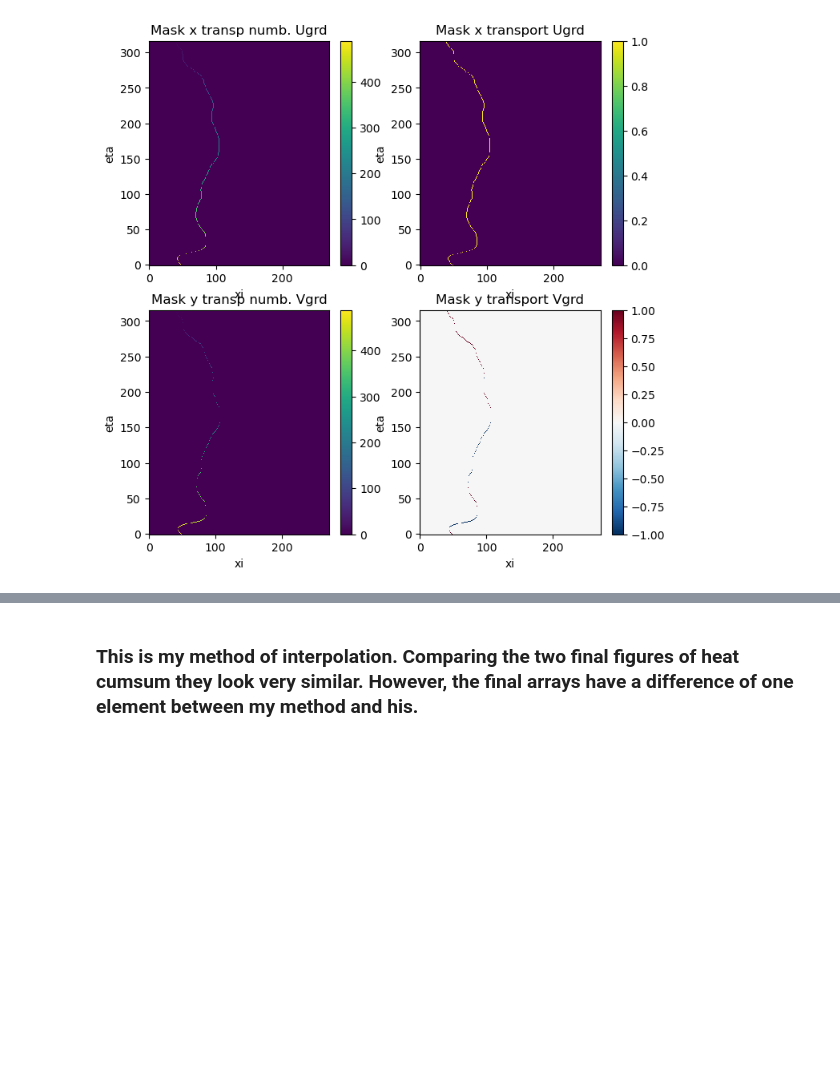
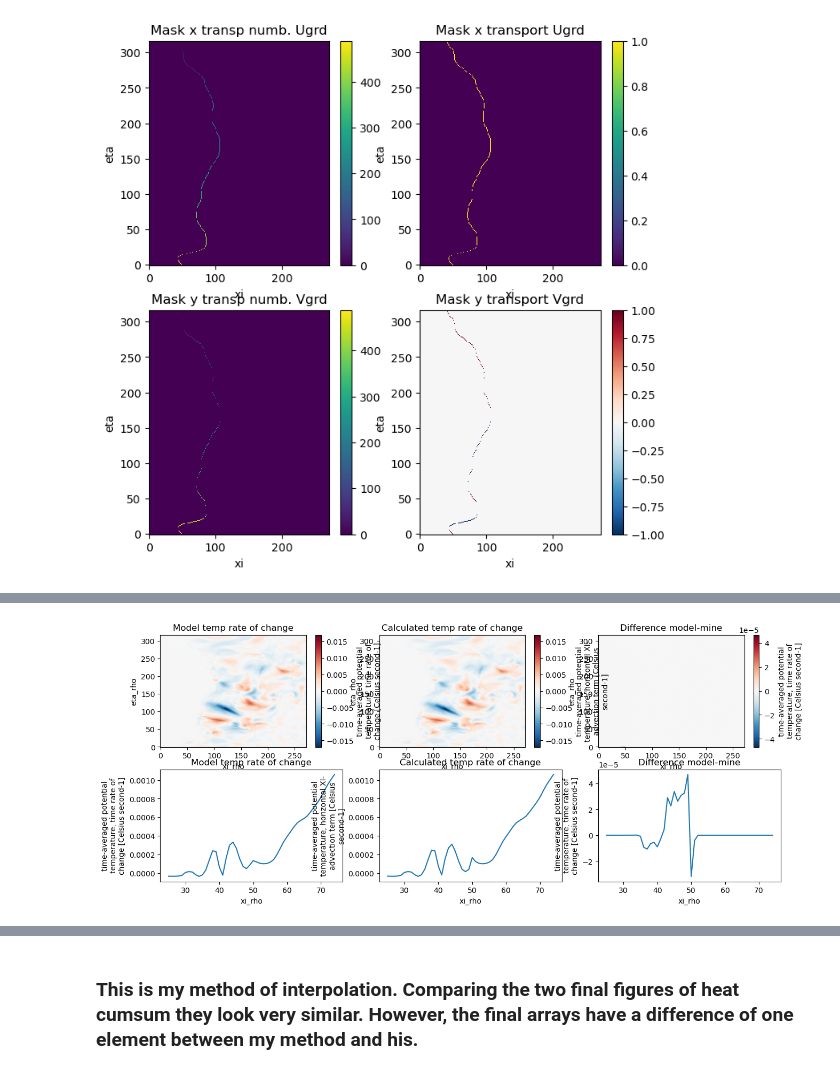
Before and after one commit to fncsobral/waom_notebook, a Jupyter notebook: OHB_shelf/Cross-1500m/testing.ipynb, the cells around one changed output, grey strips where cells are left out. Drawn from its saved outputs; the diff is of its cells as text; code cells hidden in the pictures; blank space fills up the shorter version.

```diff
--- a/OHB_shelf/Cross-1500m/testing.ipynb
+++ b/OHB_shelf/Cross-1500m/testing.ipynb
@@ -27,5 +30,7 @@ FS: 10th jan 2024
 # %%
-# ds = xr.open_dataset('/mnt/c/Users/z5392640/OneDrive - UNSW/Documents/PhD/scientific_topics/heat_budget/neil_nci/colette/outer_avg.nc')
+# I can't read the diagnostic file with xroms due to the lacking of some variables it needs to calculate other variables.
+# Thus, I am using the average file to get grid metrics information to be used during heat budget calculation
+ds_metric = xroms.open_netcdf('/mnt/c/Users/z5392640/OneDrive - UNSW/Documents/PhD/scientific_topics/heat_budget/neil_nci/colette/outer_avg.nc')
 ds = xr.open_dataset('/mnt/c/Users/z5392640/OneDrive - UNSW/Documents/PhD/scientific_topics/heat_budget/neil_nci/colette/outer_dia.nc')
 # ds, dg
 # %%
@@ -713,0 +815,24 @@ u = ds.u_eastward.isel(ocean_time=0)
+# %%
+# Comparing vertically integrated Temp tendency from model and as the sum of the terms
+
+# Model vertical integral
+dz = ds_metric.dz.isel(ocean_time=0)
+int_temp_rate = (temp_rate * dz).sum('s_rho')
+
+# My calculation vertically integrated
+my_int_temp_rate = (temp_xadv * dz).sum('s_rho') + (temp_yadv * dz).sum('s_rho') + (temp_vadv * dz).sum('s_rho') + (temp_xdiff * dz).sum('s_rho') + (temp_ydiff * dz).sum('s_rho') + (temp_vdiff * dz).sum('s_rho')
+
+# Plot comparing
+fig, ax = plt.subplots(nrows=2, ncols=3, figsize=(15, 6))
+
+# First row with maps
+int_temp_rate.plot(ax=ax[0, 0]); ax[0, 0].set_title('Model temp rate of change');
+my_int_temp_rate.plot(ax=ax[0, 1]); ax[0, 1].set_title('Calculated temp rate of change');
+(int_temp_rate - my_int_temp_rate).plot(ax=ax[0, 2]); ax[0, 2].set_title('Difference model-mine');
+
+# Second row looking closer to the only difference in the grid (it is just the first row that has this difference)
+int_temp_rate.isel(xi_rho=slice(25, 75), eta_rho=slice(0, 1)).plot(ax=ax[1, 0]); ax[1, 0].set_title('Model temp rate of change');
+my_int_temp_rate.isel(xi_rho=slice(25, 75), eta_rho=slice(0, 1)).plot(ax=ax[1, 1]); ax[1, 1].set_title('Calculated temp rate of change');
+(int_temp_rate - my_int_temp_rate).isel(xi_rho=slice(25, 75), eta_rho=slice(0, 1)).plot(ax=ax[1, 2]); ax[1, 2].set_title('Difference model-mine');
+# %% [output]
+[figure, added]
```
Also changed, not shown: parts of 26 cells of this notebook.
